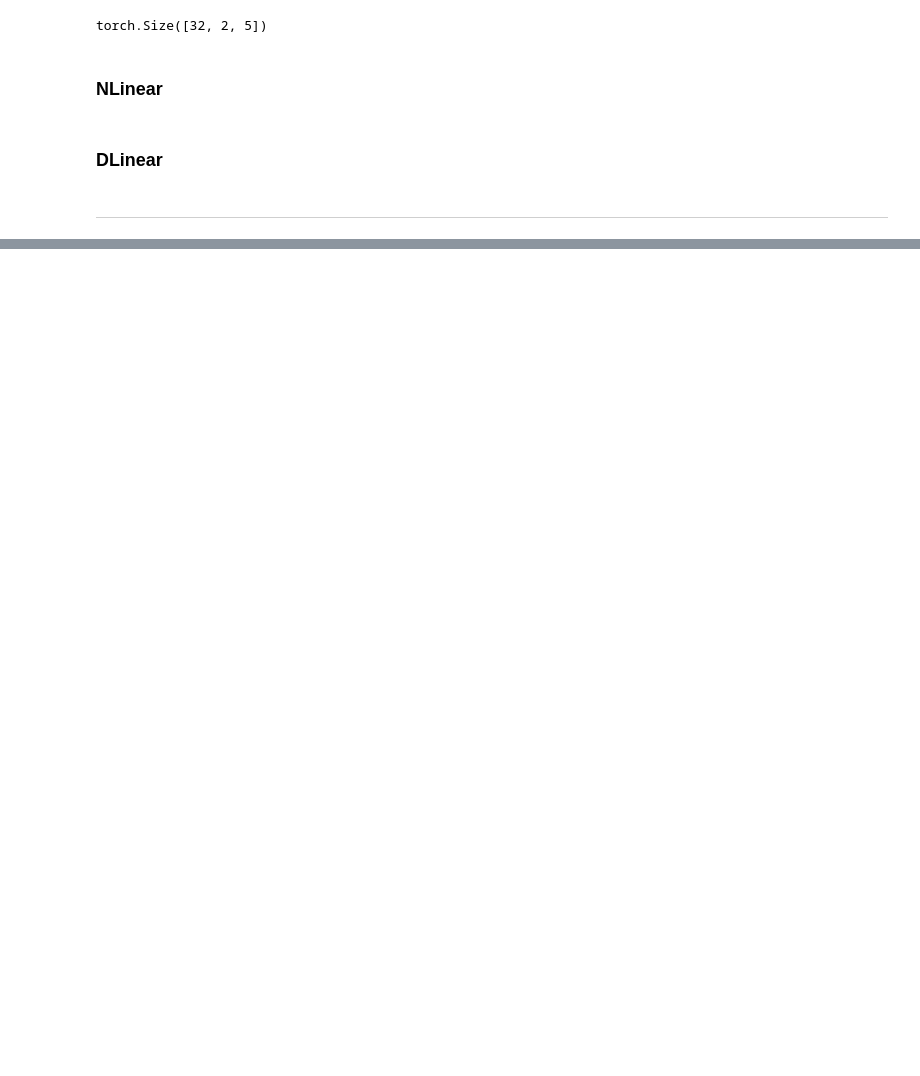
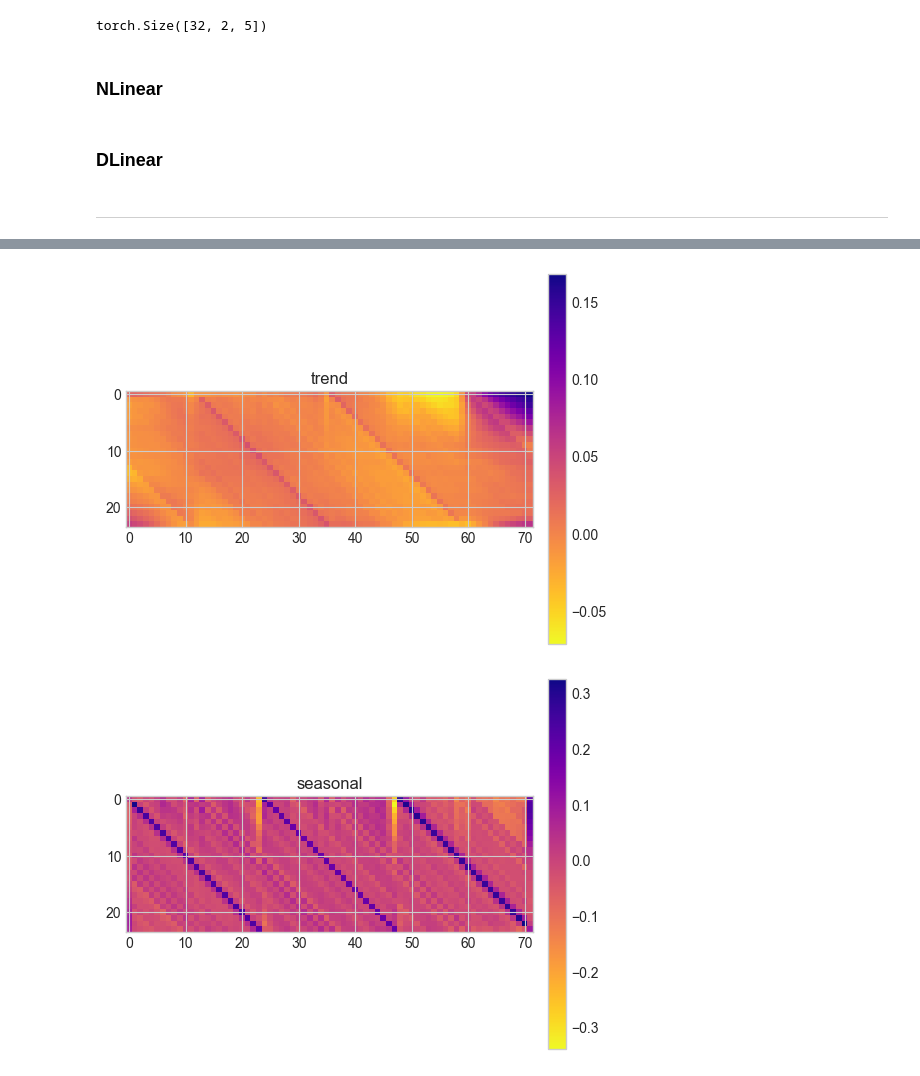
Before and after one commit to sguys99/dacon-solutions, a Jupyter notebook: elec/nlinear.ipynb, the cells around one changed output, grey strips where cells are left out. Drawn from its saved outputs; the diff is of its cells as text; code cells hidden in the pictures; blank space fills up the shorter version.

```diff
--- a/elec/nlinear.ipynb
+++ b/elec/nlinear.ipynb
@@ -210,0 +336,2 @@ class LTSF_DLinear(torch.nn.Module):
+# %%
+train_x, train_y, train_date = time_slide_df(train_df_fe, window_size, forecast_size, date, targets)
@@ -210,0 +388,32 @@ class LTSF_DLinear(torch.nn.Module):
+# %%
+for epoch in tqdm(range(1, epoch+1)):
+    loss_list = []
+    DLinear_model.train()
+
+    for batch_idx, (data, target) in enumerate(train_dl):
+        optimizer.zero_grad()
+        output = DLinear_model(data)
+        loss = criterion(output, target.unsqueeze(-1))
+        loss.backward()
+        optimizer.step()
+        loss_list.append(loss.item())
+    train_loss_list.append(np.mean(loss_list))
+
+
+    DLinear_model.eval()
+    with torch.no_grad():
+        for data, target in valid_dl:
+            output = DLinear_model(data)
+            valid_loss = criterion(output, target.unsqueeze(-1))
+            valid_loss_list.append(valid_loss)
+
+    if valid_loss < max_loss:
+        torch.save(DLinear_model, 'DLinear_model.pth')
+        max_loss = valid_loss
+        print("valid_loss={:.3f}, Model Save".format(valid_loss))
+        dlinear_best_epoch = epoch
+        dlinear_best_train_loss = np.mean(loss_list)
+        dlinear_best_valid_loss = np.mean(valid_loss.item())
+
+    print("epoch = {}, train_loss : {:.3f}, valid_loss : {:.3f}".format(
+        epoch, np.mean(loss_list), valid_loss))
@@ -210,0 +438,14 @@ class LTSF_DLinear(torch.nn.Module):
+# %%
+weights_list = {}
+weights_list['trend'] = DLinear_model.Linear_Trend.weight.detach().numpy()
+weights_list['seasonal'] = DLinear_model.Linear_Seasonal.weight.detach().numpy()
+# %%
+for name, w in weights_list.items():
+    fig, ax = plt.subplots()
+    plt.title(name)
+    im = ax.imshow(w, cmap='plasma_r',)
+    fig.colorbar(im, pad=0.03)
+    plt.show()
+# %% [output]
+[figure, added]
+[figure, added]
```
Also changed, not shown: parts of 26 cells of this notebook, 1 other file.
